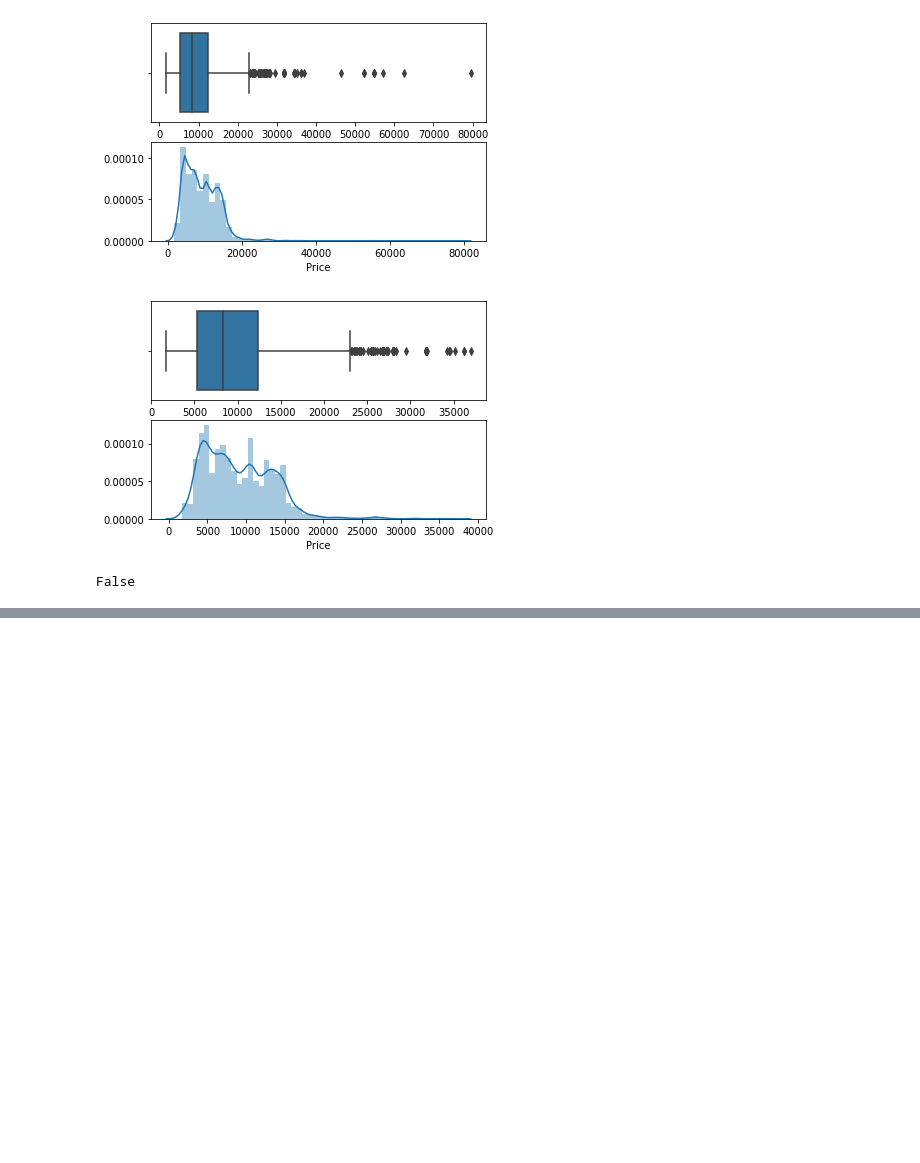
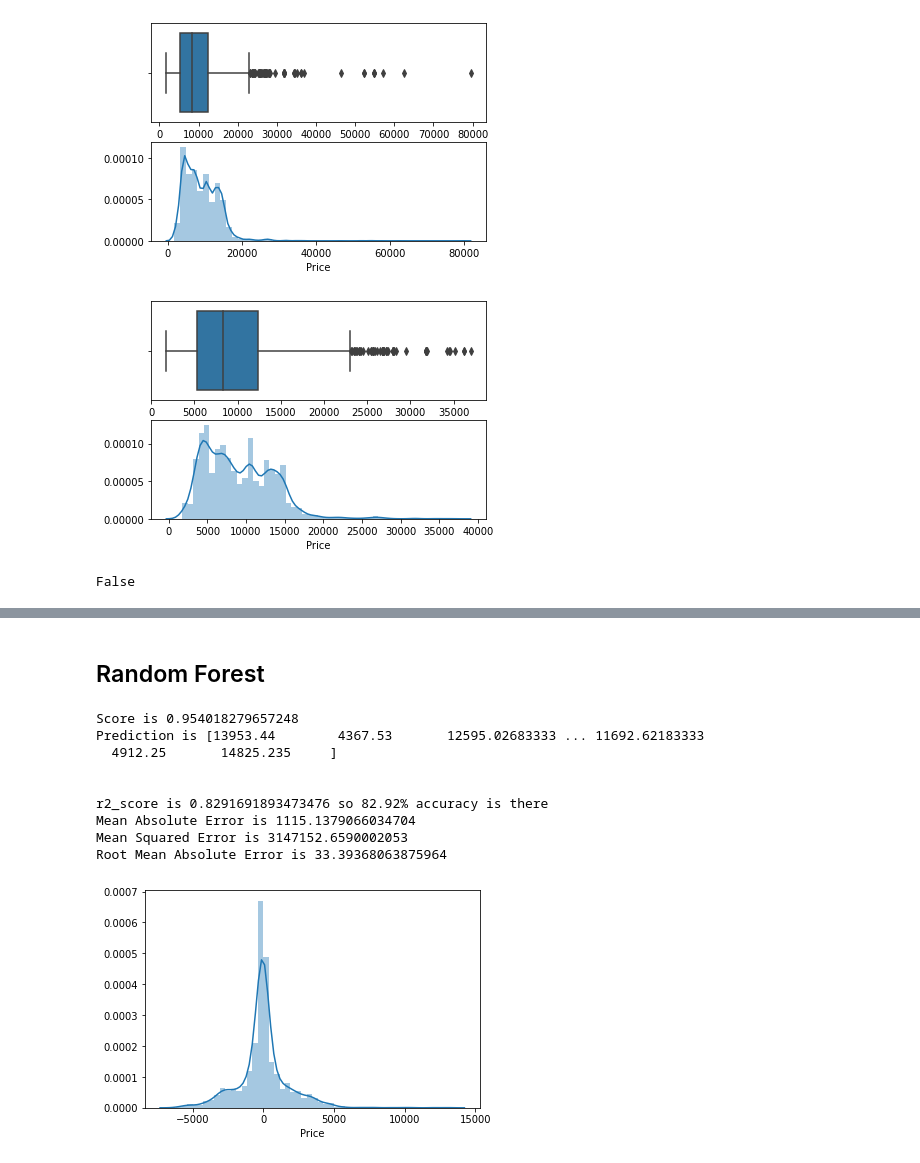
Before and after one commit to Dhrumil-Zion/Predict-Price-of-Airlines-Industry, a Jupyter notebook: Project_main_file.ipynb, the cells around one changed output, grey strips where cells are left out. Cells and saved outputs as stored; diff of their text form; code cells hidden in the pictures; blank space fills up the shorter version.

Commit message:
Implemented Random Forest Algorithm

```diff
--- a/Project_main_file.ipynb
+++ b/Project_main_file.ipynb
@@ -619,0 +620,2 @@ sns.heatmap(most_imp)
+# %% [markdown]
+## Random Forest
@@ -619,0 +624,20 @@ sns.heatmap(most_imp)
+# %%
+X_train,X_test,y_train,y_test = train_test_split(X,y,test_size=0.2)
+# %%
+from sklearn import metrics
+
+def predict_info(ml_model):
+    model = ml_model.fit(X_train,y_train)
+    print("Score is {}".format(model.score(X_train,y_train)))
+    predictions =  model.predict(X_test)
+    print("Prediction is {}".format(predictions))
+    print("\n")
+    r2_score = metrics.r2_score(y_test,predictions)
+    print("r2_score is {} so {:.2f}% accuracy is there".format(r2_score,r2_score*100))
+
+    print("Mean Absolute Error is {}".format(metrics.mean_absolute_error(y_test,predictions)))
+    print("Mean Squared Error is {}".format(metrics.mean_squared_error(y_test,predictions)))
+    print("Root Mean Absolute Error is {}".format(np.sqrt(metrics.mean_absolute_error(y_test,predictions))))
+
+    #sns.displot(y_test=predictions)
+    sns.distplot(y_test-predictions)
@@ -619,0 +646,13 @@ sns.heatmap(most_imp)
+# %%
+predict_info(RandomForestRegressor())
+# %% [output]
+Score is 0.954018279657248
+Prediction is [13953.44        4367.53       12595.02683333 ... 11692.62183333
+  4912.25       14825.235     ]
+
+
+r2_score is 0.8291691893473476 so 82.92% accuracy is there
+Mean Absolute Error is 1115.1379066034704
+Mean Squared Error is 3147152.6590002053
+Root Mean Absolute Error is 33.39368063875964
+[figure, added]
```
Also changed, not shown: parts of 8 cells of this notebook, 1 other file.
